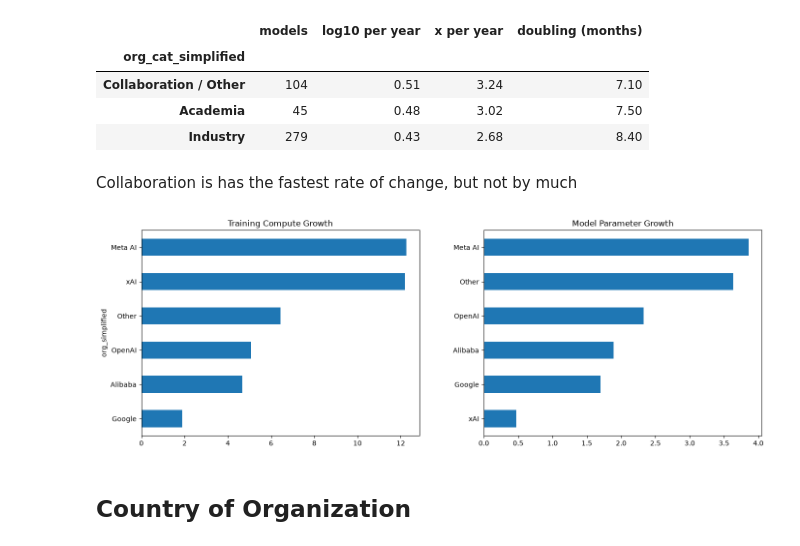
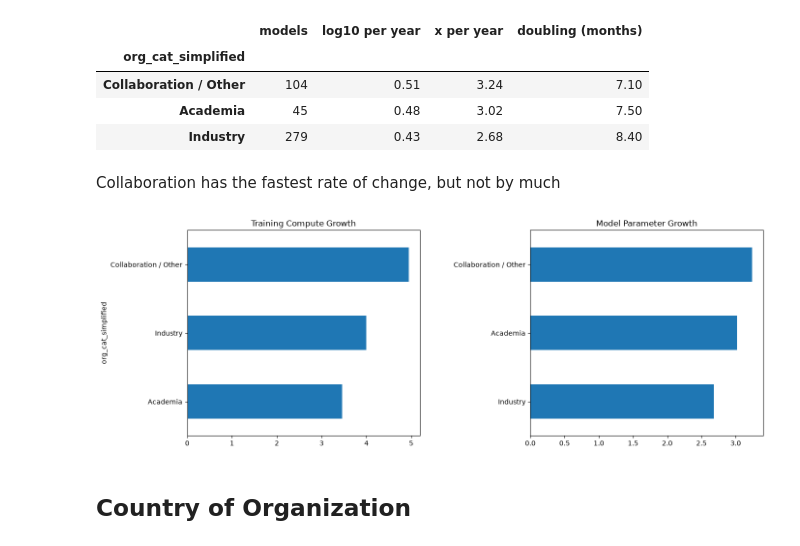
Before and after one commit to khoekstr/epoch-ai-training-analysis, a Jupyter notebook: Final Project - [Epoch AI] - KaraTaylor.ipynb, the cells around one changed output. Drawn from its saved outputs; the diff is of its cells as text; code cells hidden in the pictures.

```diff
--- a/Final Project - [Epoch AI] - KaraTaylor.ipynb
+++ b/Final Project - [Epoch AI] - KaraTaylor.ipynb
@@ -1323,11 +1323,11 @@ growth_table(df, "org_cat_simplified",  value_col="log10_parameters", start_year
 | Academia | 45 | 0.48 | 3.02 | 7.50 |
 | Industry | 279 | 0.43 | 2.68 | 8.40 |
 # %% [markdown]
-Collaboration is has the fastest rate of change, but not by much
+Collaboration has the fastest rate of change, but not by much
 # %%
-plot_growth_side_by_side(df, "org_simplified", start_year=2020)
+plot_growth_side_by_side(df, "org_cat_simplified", start_year=2020)
 # %% [output]
-[figure, old version]
+[figure, new version]
 # %% [markdown]
 ## Country of Organization
 # %%
```
Also changed, not shown: parts of 29 cells of this notebook.
